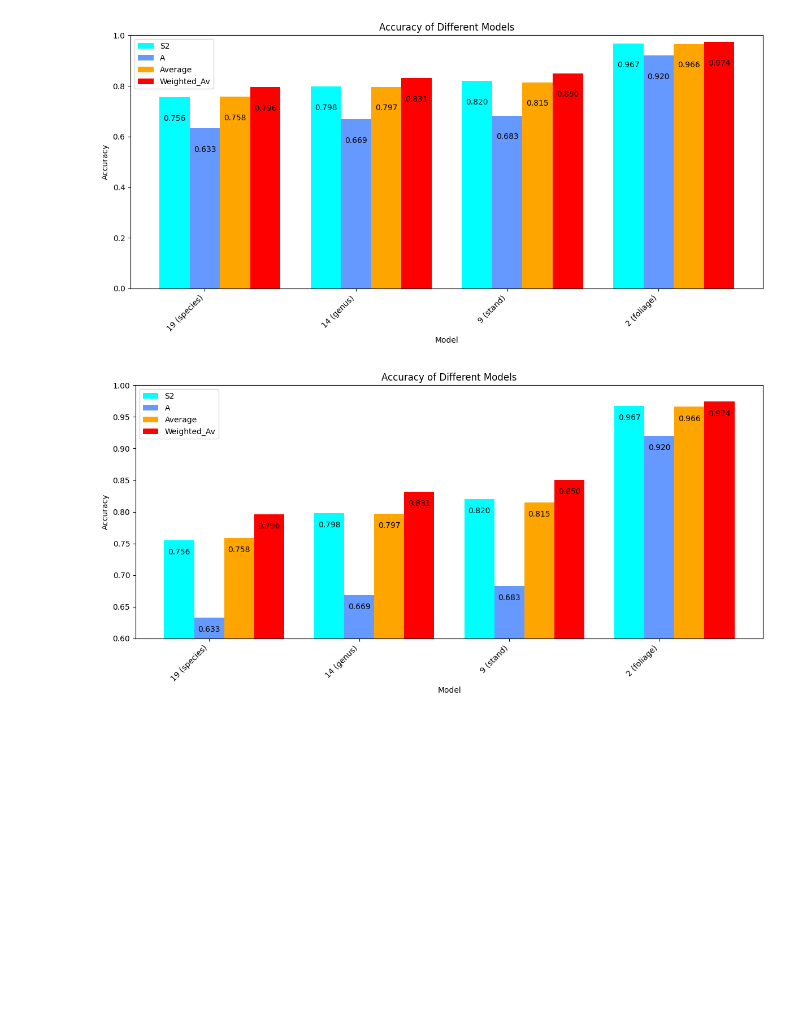
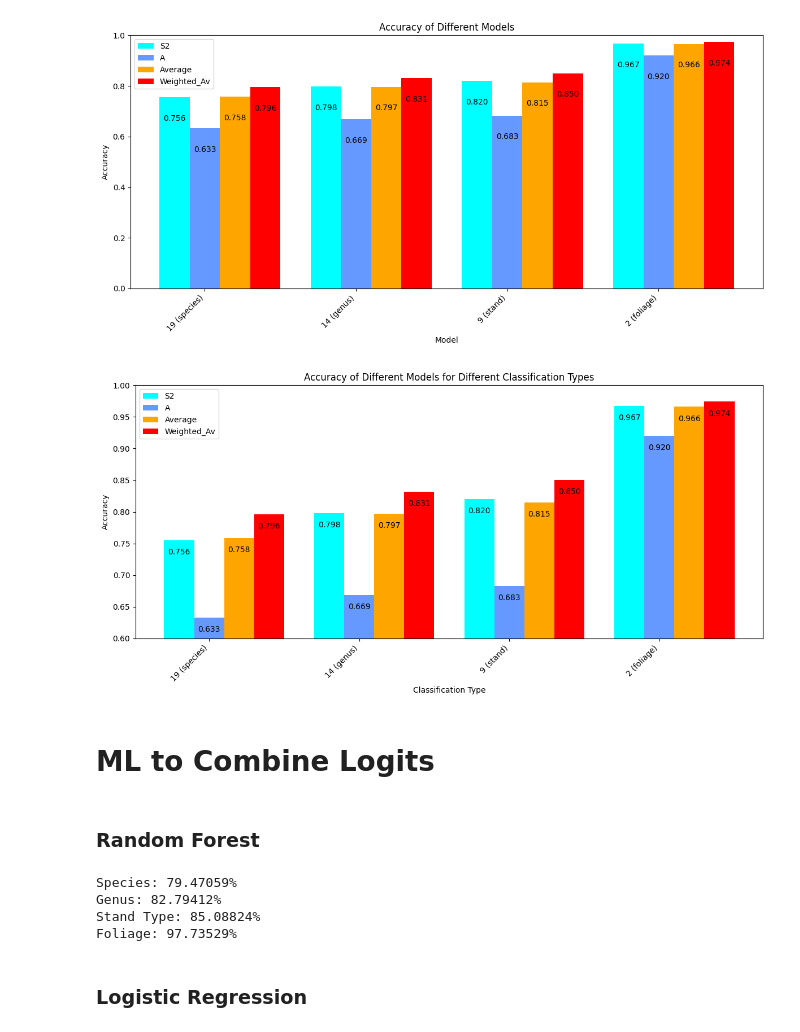
Before and after one commit to adampotton/MDM3-Rep-3, a Jupyter notebook: logit_combo.ipynb, the cells around one changed output. Cells and saved outputs as stored; diff of their text form; code cells hidden in the pictures; blank space fills up the shorter version.

```diff
--- a/logit_combo.ipynb
+++ b/logit_combo.ipynb
@@ -206,22 +210,55 @@ plt.show()
 # %%
 plt.figure(figsize=(12, 6))
 bars1 = plt.bar(x - bar_width, accuracies_values[::4], bar_width, label='S2', color='cyan')
 bars2 = plt.bar(x, accuracies_values[1::4], bar_width, label='A', color='#6699FF')
 bars3 = plt.bar(x + bar_width, accuracies_values[2::4], bar_width, label='Average', color='orange')
 bars4 = plt.bar(x + 2 * bar_width, accuracies_values[3::4], bar_width, label='Weighted_Av', color='red')
 
-plt.xlabel('Model')
+plt.xlabel('Classification Type')
 plt.ylabel('Accuracy')
-plt.title('Accuracy of Different Models')
+plt.title('Accuracy of Different Models for Different Classification Types')
 plt.ylim(0.6, 1)
 plt.xticks(np.arange(len(models)), models, rotation=45, ha='right')
 plt.legend()
 
 for bars in [bars1, bars2, bars3, bars4]:
     for bar in bars:
         plt.text(bar.get_x() + bar.get_width() / 2, bar.get_height() - 0.025, '{:.3f}'.format(bar.get_height()), ha='center', va='bottom', color='black')
 
 plt.tight_layout()
 plt.show()
 # %% [output]
-[figure, old version]
+[figure, new version]
+# %% [markdown]
+# ML to Combine Logits
+# %% [markdown]
+### Random Forest
+# %%
+classifications = [true_labels_19,true_labels_14,true_labels_9,true_labels_2]
+class_names = ['Species','Genus','Stand Type','Foliage']
+accuracies_RF = []
+
+for i in range(4):
+
+    labels_x = classifications[i]
+    name = class_names[i]
+
+    stacked_features = np.column_stack((A_logits[:, :], S2_logits[:, :]))
+
+    X_train, X_test, y_train, y_test = train_test_split(stacked_features, labels_x, test_size=0.2, random_state=13)
+
+    meta_model = RandomForestClassifier(random_state=13)
+    meta_model.fit(X_train, y_train)
+
+    final_preds = meta_model.predict(X_test)
+
+    accuracy = accuracy_score(y_test, final_preds)
+    accuracies_RF.append(accuracy)
+    print(f"{name}{': '}{accuracy * 100:.5f}%")
+# %% [output]
+Species: 79.47059%
+Genus: 82.79412%
+Stand Type: 85.08824%
+Foliage: 97.73529%
+# %% [markdown]
+### Logistic Regression
```
Also changed, not shown: parts of 4 cells of this notebook.
